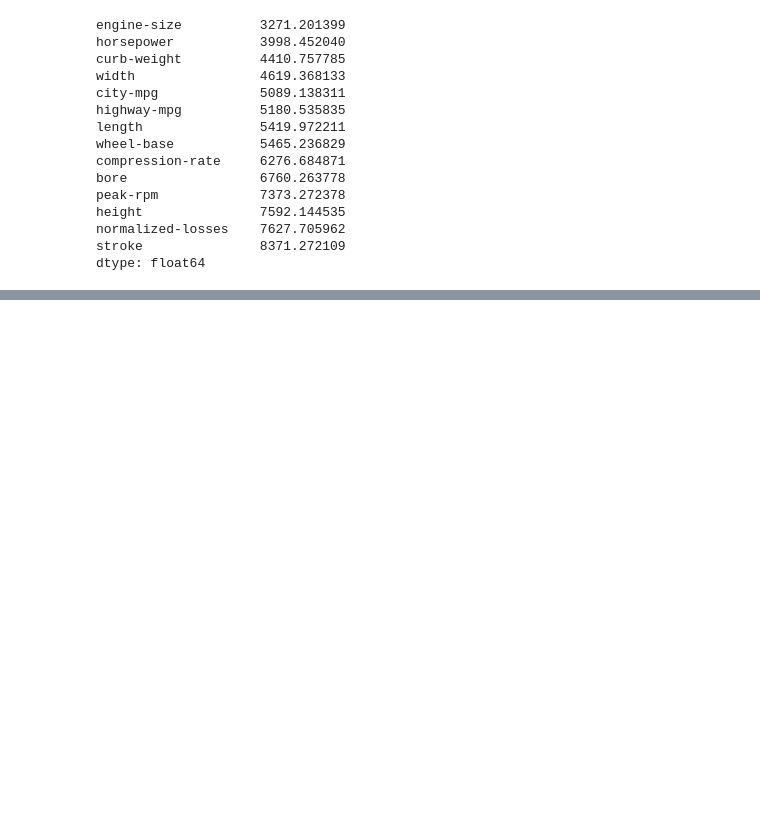
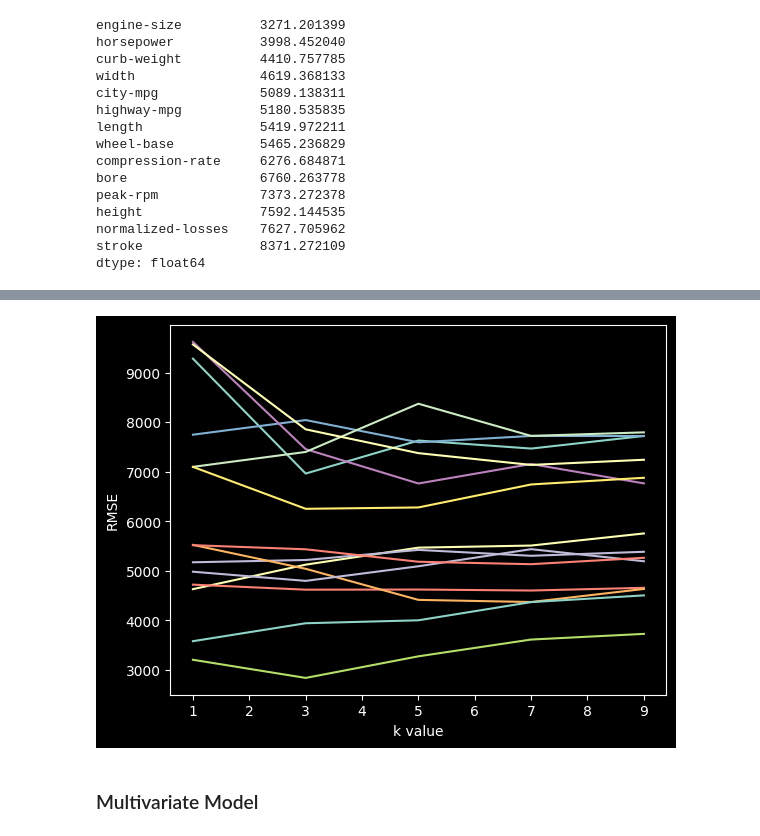
Before and after one commit to TelRich/Predicting_Car_Price, a Jupyter notebook: car_price.ipynb, the cells around one changed output, grey strips where cells are left out. Drawn from its saved outputs; the diff is of its cells as text; code cells hidden in the pictures; blank space fills up the shorter version.

Commit message:
finished model

```diff
--- a/car_price.ipynb
+++ b/car_price.ipynb
@@ -171,0 +233,15 @@ dtype: float64
+# %%
+import matplotlib.pyplot as plt
+%matplotlib inline
+
+for k,v in k_rmse_results.items():
+    x = list(v.keys())
+    y = list(v.values())
+
+    plt.plot(x,y)
+    plt.xlabel('k value')
+    plt.ylabel('RMSE')
+# %% [output]
+[figure, added]
+# %% [markdown]
+### Multivariate Model
```
Also changed, not shown: parts of 6 cells of this notebook.
